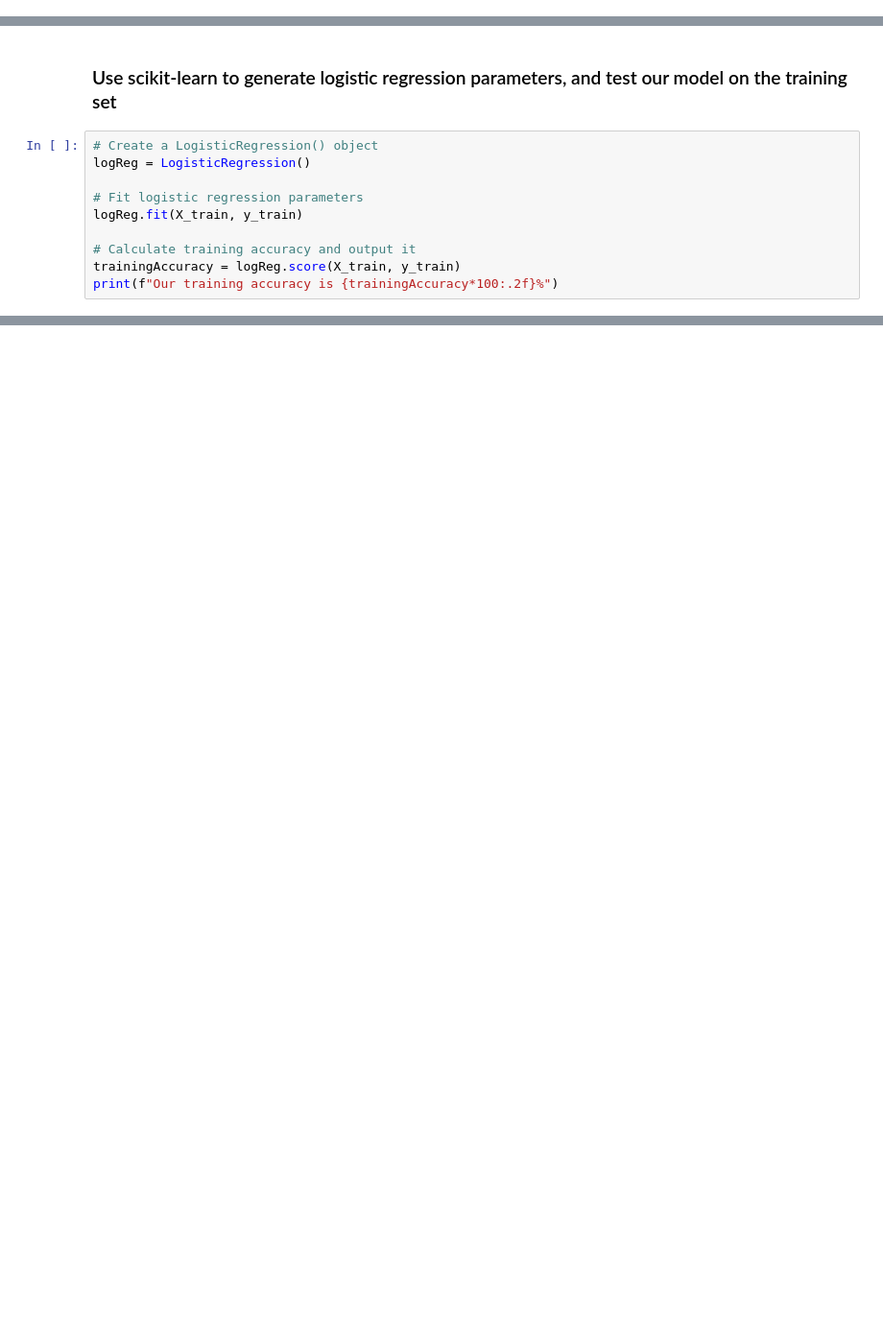
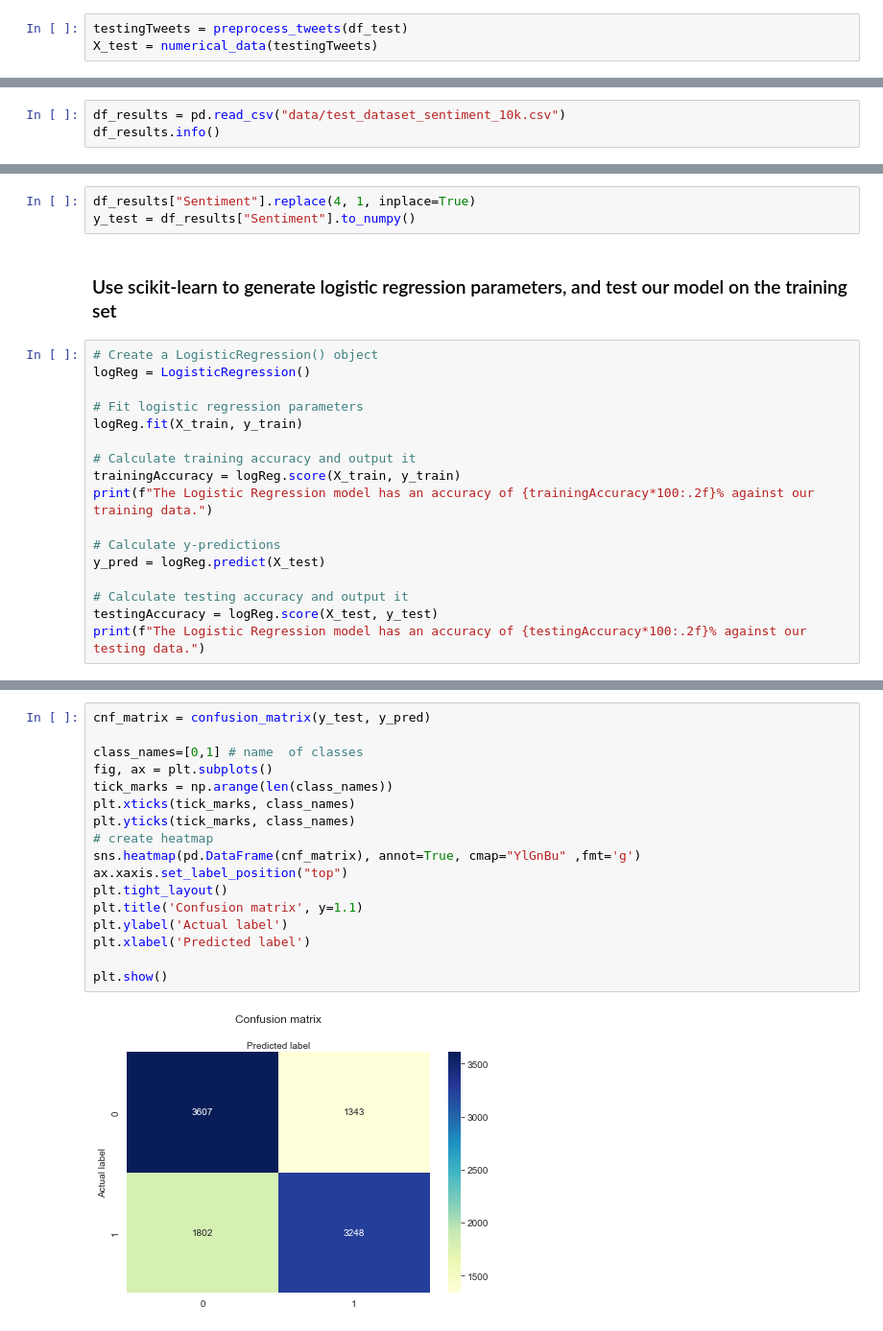
Before and after one commit to reece-iriye/Twitter-Sentiment-Analysis-in-Cpp-vs-Python, a Jupyter notebook: Python Sentiment Analysis/sentiment_analysis.ipynb, the cells around one changed output, grey strips where cells are left out. Shown at 96% size. Cells and saved outputs as stored; diff of their text form; blank space fills up the shorter version.

```diff
--- a/Python Sentiment Analysis/sentiment_analysis.ipynb
+++ b/Python Sentiment Analysis/sentiment_analysis.ipynb
@@ -221,0 +286,3 @@ X_train = numerical_data(trainingTweets, y_train)
+# %%
+testingTweets = preprocess_tweets(df_test)
+X_test = numerical_data(testingTweets)
@@ -221,0 +291,3 @@ X_train = numerical_data(trainingTweets, y_train)
+# %%
+df_results = pd.read_csv("data/test_dataset_sentiment_10k.csv")
+df_results.info()
@@ -222,3 +304,6 @@ X_train = numerical_data(trainingTweets, y_train)
+# %%
+df_results["Sentiment"].replace(4, 1, inplace=True)
+y_test = df_results["Sentiment"].to_numpy()
 # %% [markdown]
 ### Use scikit-learn to generate logistic regression parameters, and test our model on the training set
 # %%
@@ -230,5 +315,12 @@ logReg.fit(X_train, y_train)
 
 # Calculate training accuracy and output it
 trainingAccuracy = logReg.score(X_train, y_train)
-print(f"Our training accuracy is {trainingAccuracy*100:.2f}%")
+print(f"The Logistic Regression model has an accuracy of {trainingAccuracy*100:.2f}% against our training data.")
+
+# Calculate y-predictions
+y_pred = logReg.predict(X_test)
+
+# Calculate testing accuracy and output it
+testingAccuracy = logReg.score(X_test, y_test)
+print(f"The Logistic Regression model has an accuracy of {testingAccuracy*100:.2f}% against our testing data.")
 # %% [output]
@@ -237,0 +331,19 @@ Our training accuracy is 69.25%
+# %%
+cnf_matrix = confusion_matrix(y_test, y_pred)
+
+class_names=[0,1] # name  of classes
+fig, ax = plt.subplots()
+tick_marks = np.arange(len(class_names))
+plt.xticks(tick_marks, class_names)
+plt.yticks(tick_marks, class_names)
+# create heatmap
+sns.heatmap(pd.DataFrame(cnf_matrix), annot=True, cmap="YlGnBu" ,fmt='g')
+ax.xaxis.set_label_position("top")
+plt.tight_layout()
+plt.title('Confusion matrix', y=1.1)
+plt.ylabel('Actual label')
+plt.xlabel('Predicted label')
+
+plt.show()
+# %% [output]
+[figure, added]
```
Also changed, not shown: parts of 27 cells of this notebook, 2 other files.
